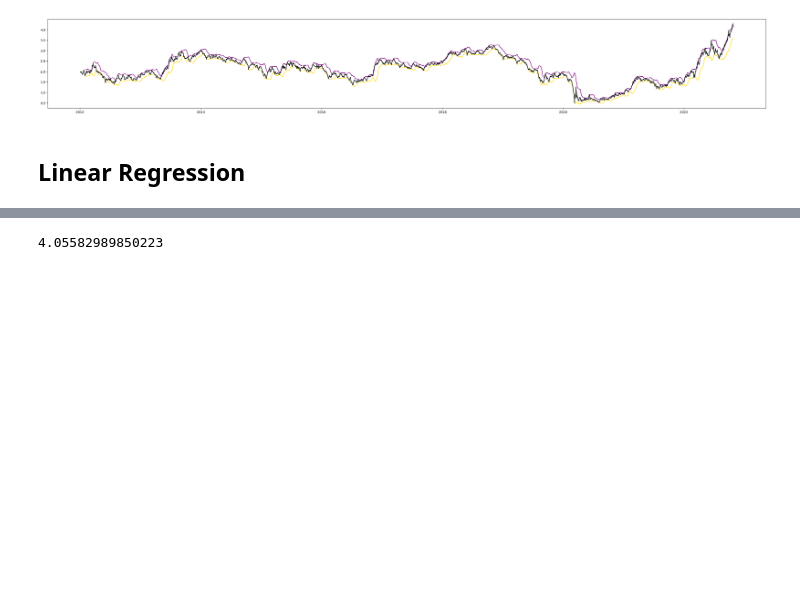
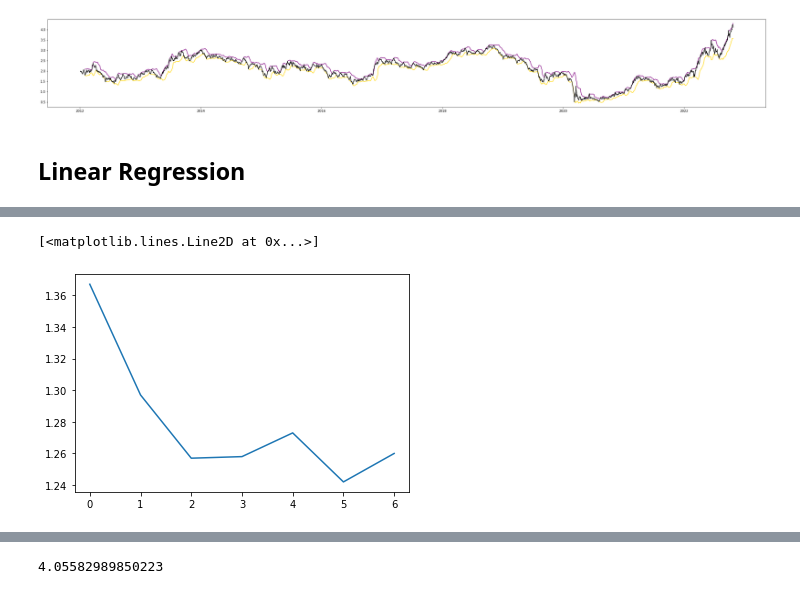
Before and after one commit to owenadhp/Optimal-Mortgage-Rate-Lock-In-Predictions-, a Jupyter notebook: T_Bond Trend and Visualization (Simple Average).ipynb, the cells around one changed output, grey strips where cells are left out. Saved outputs shown, nothing was run; the diff lists cells and outputs as text; code cells hidden in the pictures; blank space fills up the shorter version.

```diff
--- a/T_Bond Trend and Visualization (Simple Average).ipynb
+++ b/T_Bond Trend and Visualization (Simple Average).ipynb
@@ -152,0 +178,10 @@ plt.show()
+# %%
+import random
+
+test = x_test.reshape((-1, 7, 8))
+test_idx = random.randint(0, len(x_test))
+# plt.xlim(0, 10)
+plt.plot(test[test_idx,:,1])
+# %% [output]
+[<matplotlib.lines.Line2D at 0x...>]
+[figure, added]
```
Also changed, not shown: parts of 7 cells of this notebook.
